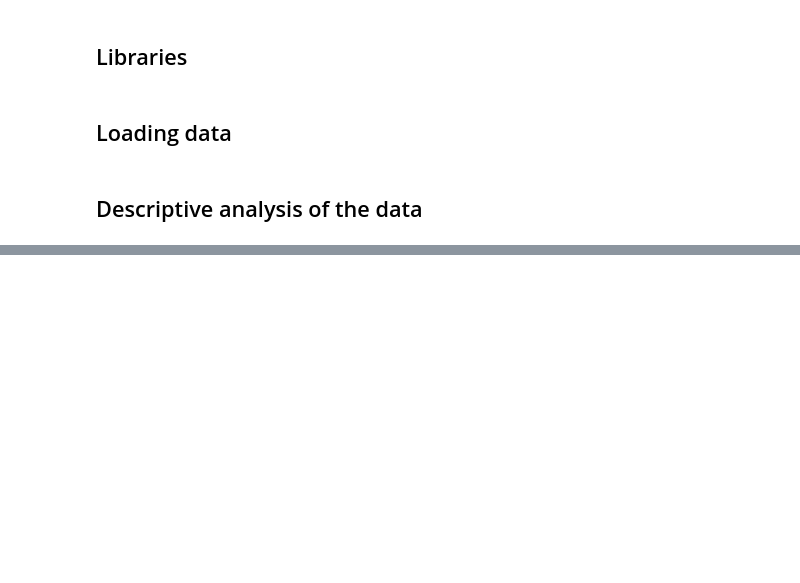
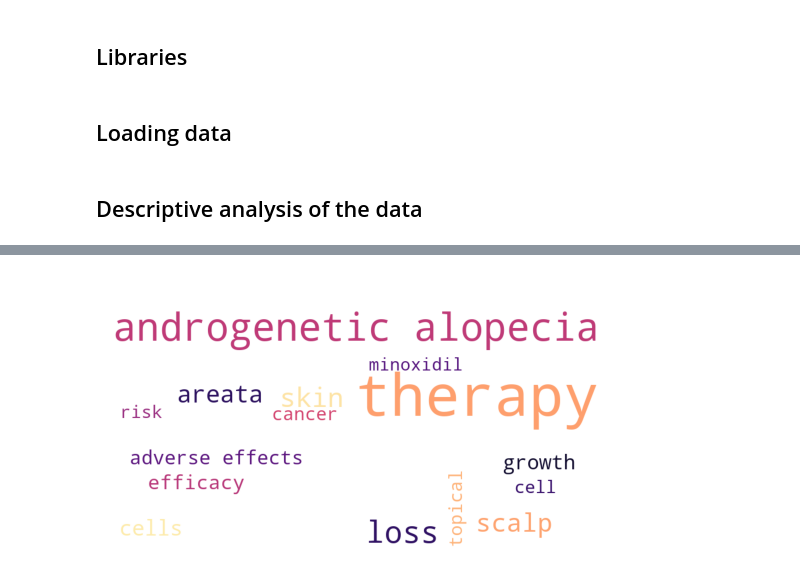
Before and after one commit to Fermazate/Pubmed-scraping-and-analysis, a Jupyter notebook: notebooks/01_exploratory_data_analysis.ipynb, the cells around one changed output, grey strips where cells are left out. Drawn from its saved outputs; the diff is of its cells as text; code cells hidden in the pictures; blank space fills up the shorter version.

Commit message:
words processing

```diff
--- a/notebooks/01_exploratory_data_analysis.ipynb
+++ b/notebooks/01_exploratory_data_analysis.ipynb
@@ -45,2 +59,24 @@ fig.show()
+# %%
+words = ['conclusions', 'method', 'alopecia','label', 'disease', 'used', 'patient', 'patients', 'attributes', 'study', 'studies', 'common', 'nlmcategory','abstract','included','significantly','months','increased','compared','attributeslabel','hair','background','observed','methods','may','association','found','results','also','cases','objective','95','using','significant','however','stringelementthe','effects','reported','1','associated','group','clinical','conclusion','data','including','diseases','age','2','ci','unassigned','showed','case','review','analysis','two','case','use','higher','years','diagnosis','levels']
+synonyms = [['Androgenetic Alopecia','AA','AGA'],['finasteride','finasterida'],['therapy','treatment'],['adverse effects','adverse']]
+# %%
+bows = counting(raw_df, 'Abstract', words = words, synonyms = synonyms)
+df_bow = bows[0]
+bow = bows[1]
+feature_names = bows[2]
+# %%
+df_weights = make_weighted_table(bow, feature_names)
+# %%
+s_word_freq = pd.Series(df_weights['count'])
+s_word_freq.index = df_weights['word']
+di_word_freq = s_word_freq.to_dict()
+
+cloud_whole_period = wordcloud.WordCloud(width=900, height=500, random_state=4, background_color='white',colormap='magma',max_words=15).generate_from_frequencies(di_word_freq)
+# %%
+plt.imshow(cloud_whole_period)
+plt.axis('off')
+plt.show()
+# %% [output]
+[figure, added]
 # %%
 raw_df.to_csv('../data/interim/post_eda.csv', index=False)
```
Also changed, not shown: parts of 4 cells of this notebook, 6 other files.
